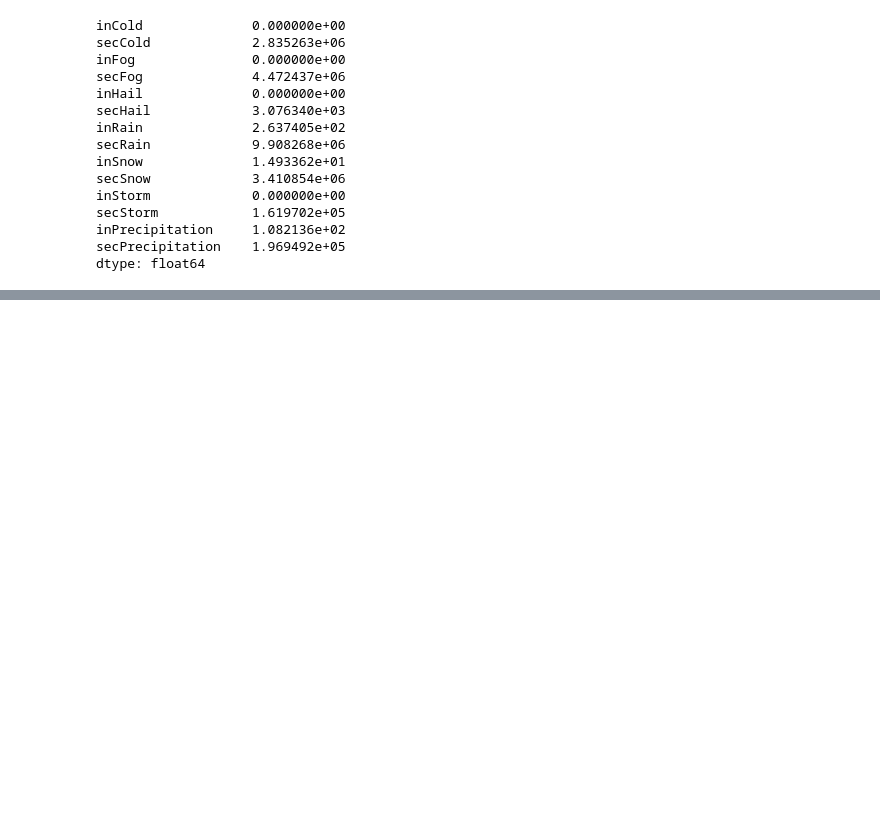
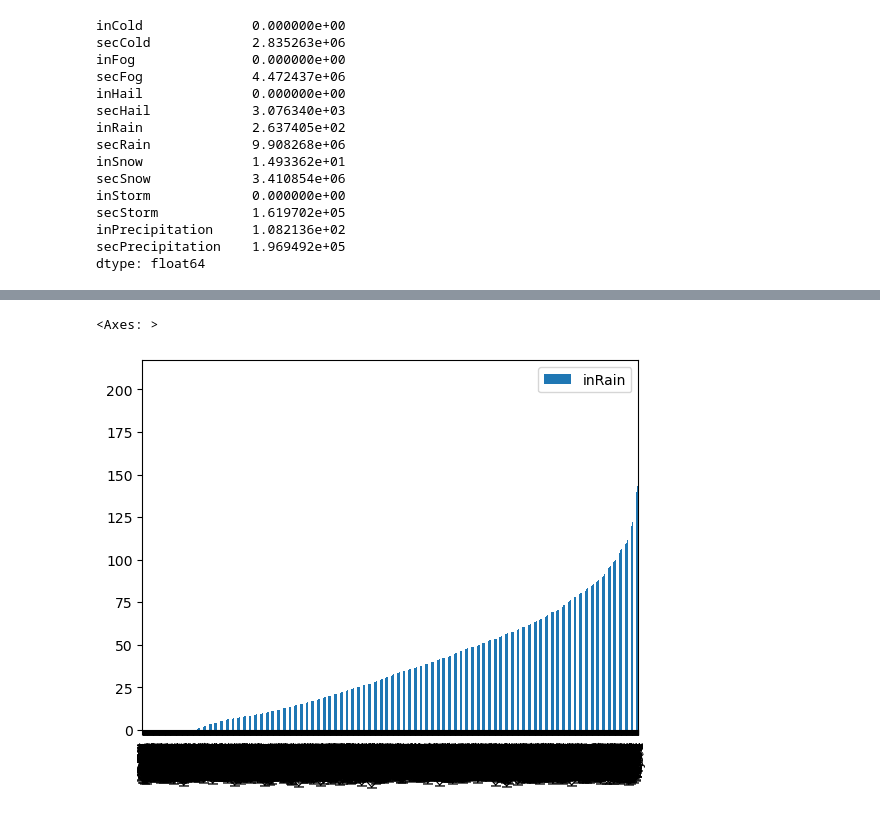
Before and after one commit to kinglouisph/datamining1, a Jupyter notebook: project1.ipynb, the cells around one changed output, grey strips where cells are left out. Drawn from its saved outputs; the diff is of its cells as text; code cells hidden in the pictures; blank space fills up the shorter version.

```diff
--- a/project1.ipynb
+++ b/project1.ipynb
@@ -256,0 +331,8 @@ Name: KJGG, dtype: float64
+# %%
+#generate bar graph for inRain
+(aggregateData.sort_values('inRain')/7).plot.bar(y='inRain')
+
+#ignore the demonic text at the bottom
+# %% [output]
+<Axes: >
+[figure, added]
```
Also changed, not shown: parts of 11 cells of this notebook.
